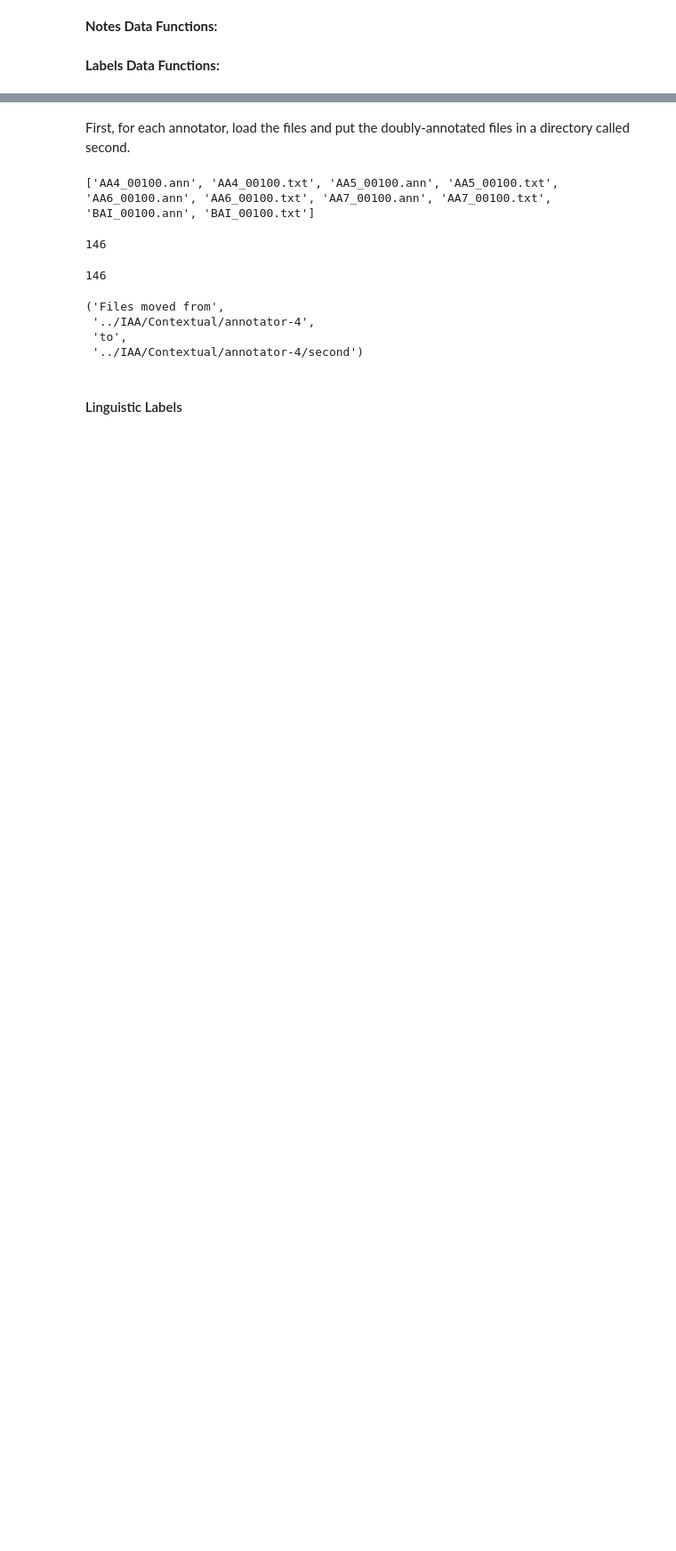
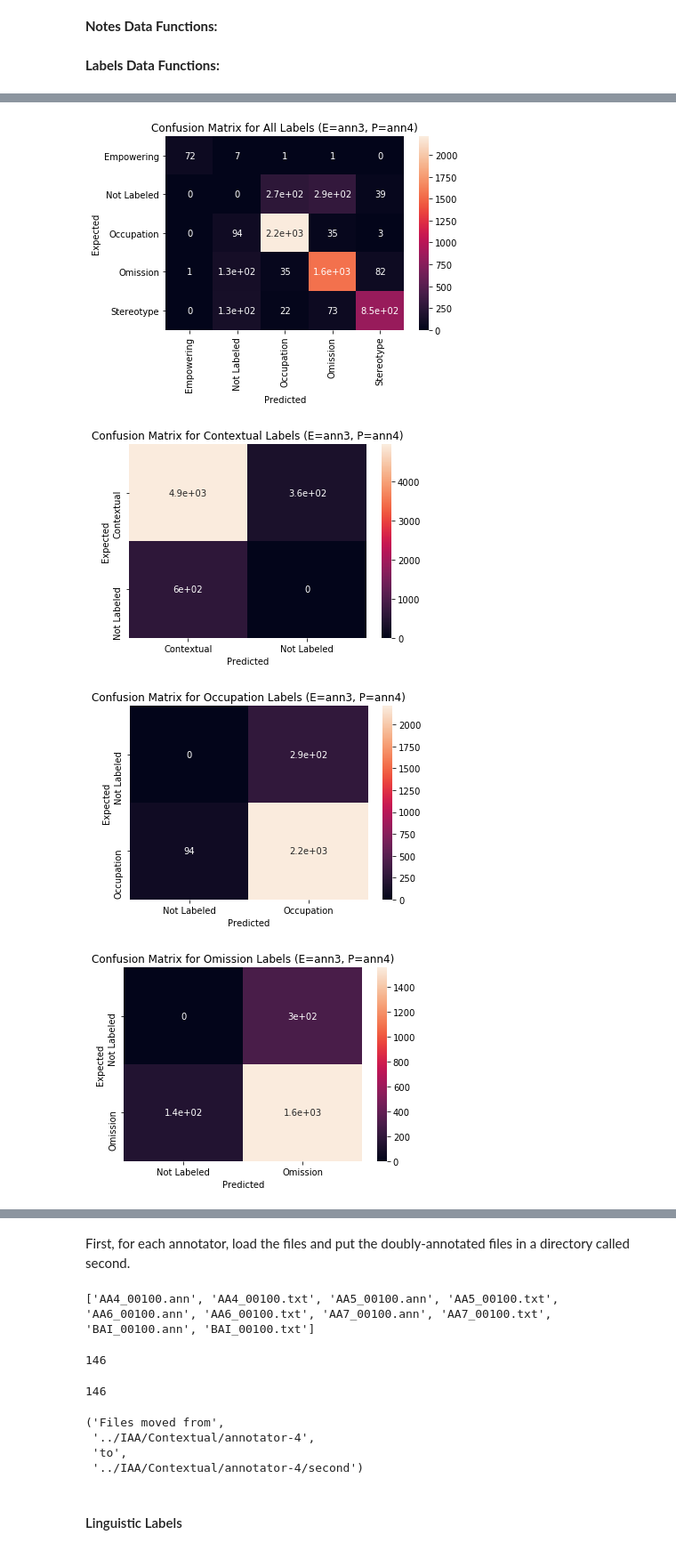
Before and after one commit to thegoose20/annot, a Jupyter notebook: Analysis_PostAnnotation.ipynb, the cells around one changed output, grey strips where cells are left out. Shown at 89% size. Saved outputs shown, nothing was run; the diff lists cells and outputs as text; code cells hidden in the pictures; blank space fills up the shorter version.

```diff
--- a/Analysis_PostAnnotation.ipynb
+++ b/Analysis_PostAnnotation.ipynb
@@ -401,0 +1165,16 @@ print(len(ann2_role_list))
+# %%
+# label_list = ["All", "Contextual", "Occupation", "Omission", "Stereotype"]
+for label_choice in label_list:
+    confusion_matrix = makeConfusionMatrix(ann3, ann4, commonC34, label_choice)
+#     print(confusion_matrix)
+    fig = sn.heatmap(confusion_matrix, annot=True)
+    title = "Confusion Matrix for "+label_choice+" Labels (E=ann3, P=ann4)"
+    fig.set_title(title)
+    name = "CM_"+label_choice+"_ann3ann4.png"
+    plt.savefig(name)
+    plt.show()
+# %% [output]
+[figure, added]
+[figure, added]
+[figure, added]
+[figure, added]
```
Also changed, not shown: parts of 157 cells of this notebook.
